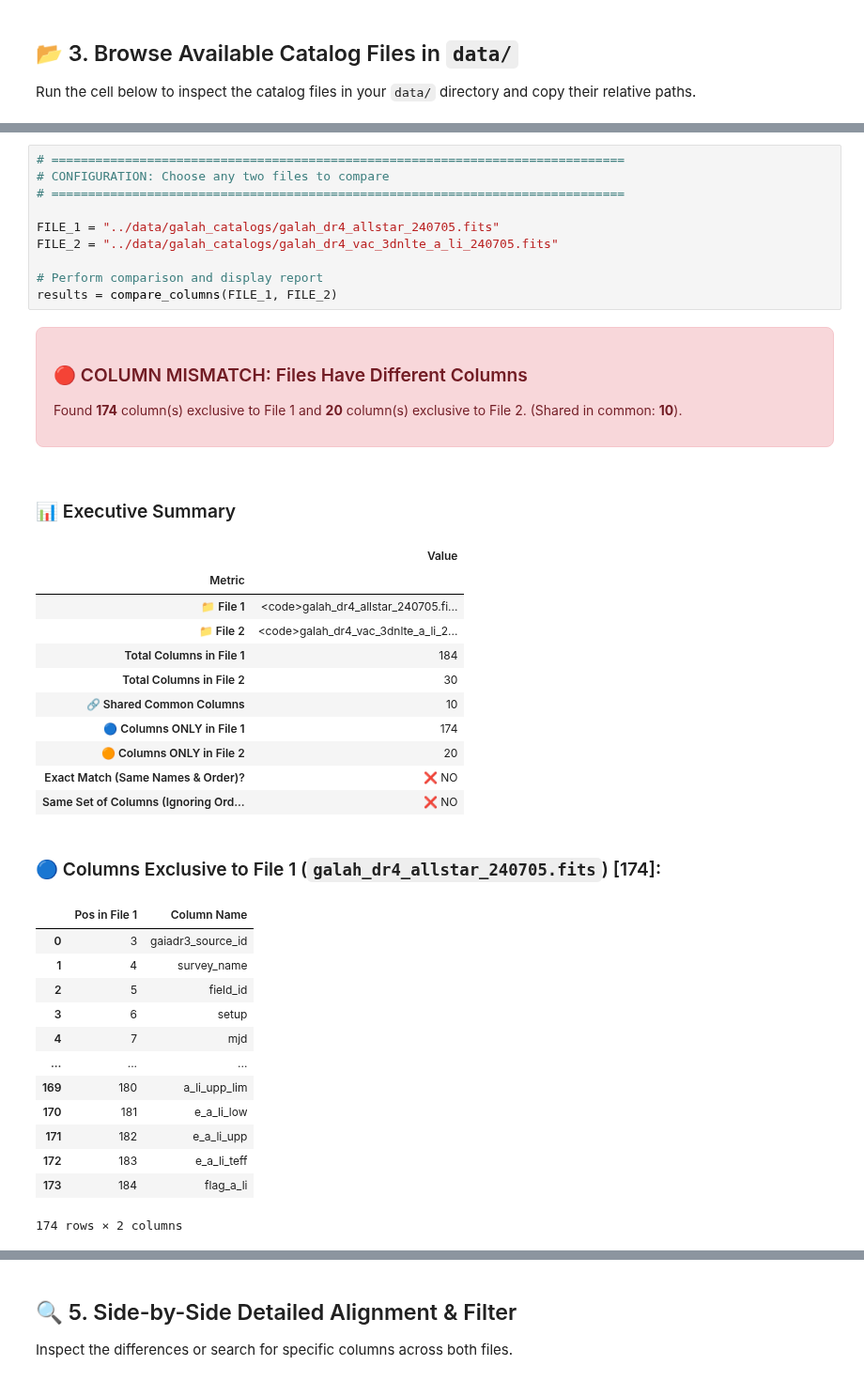
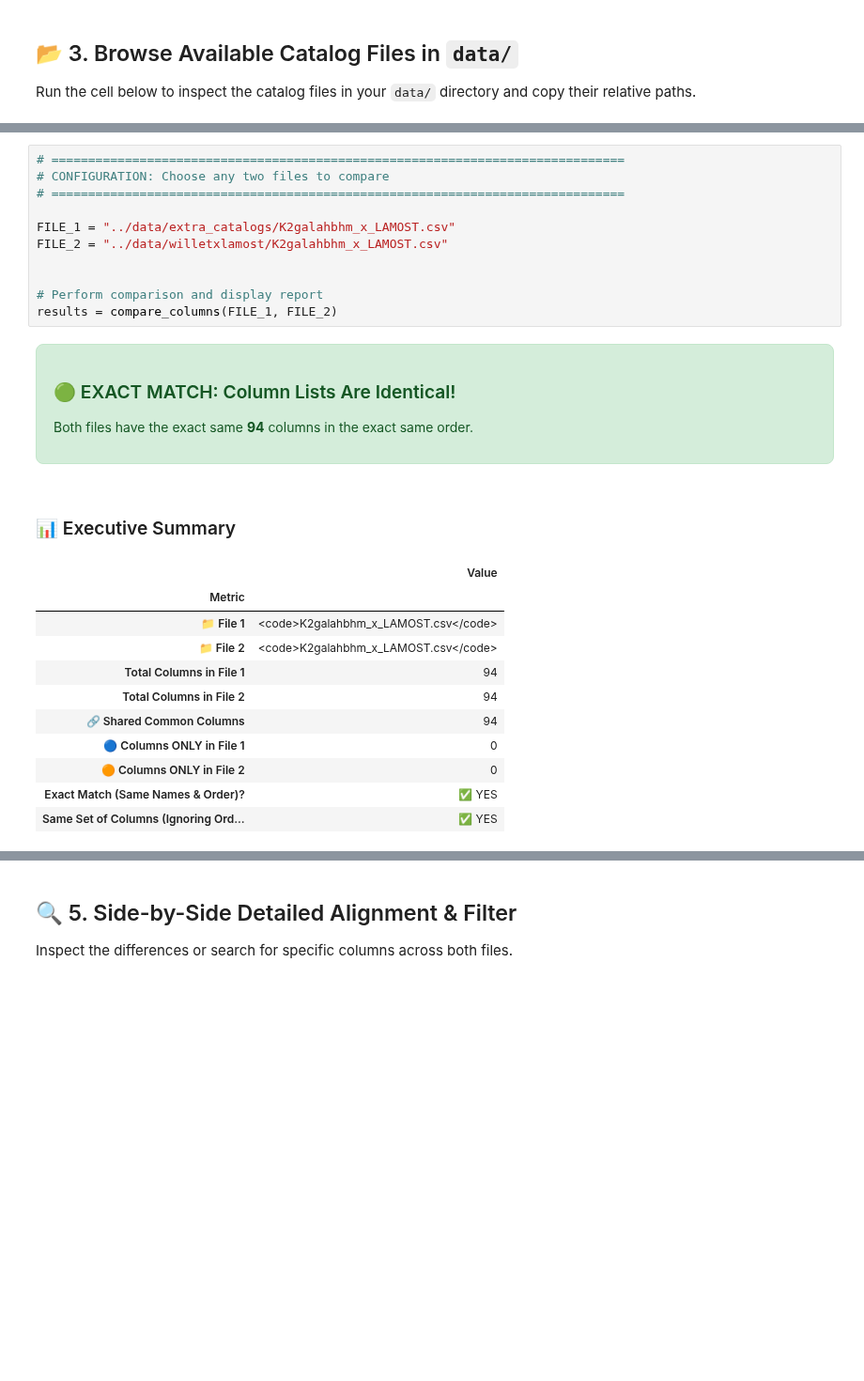
Before and after one commit to juanpabloidarraga/master_thesis, a Jupyter notebook: code/IA_code_tools/compare_columns.ipynb, the cells around one changed output, grey strips where cells are left out. Shown at 94% size. Saved outputs shown, nothing was run; the diff lists cells and outputs as text; blank space fills up the shorter version.

```diff
--- a/code/IA_code_tools/compare_columns.ipynb
+++ b/code/IA_code_tools/compare_columns.ipynb
@@ -462,39 +461,26 @@ Specify the two file paths you want to compare in the cell below and run it.
 # %%
 # ==============================================================================
 # CONFIGURATION: Choose any two files to compare
 # ==============================================================================
 
-FILE_1 = "../data/galah_catalogs/galah_dr4_allstar_240705.fits"
-FILE_2 = "../data/galah_catalogs/galah_dr4_vac_3dnlte_a_li_240705.fits"
+FILE_1 = "../data/extra_catalogs/K2galahbhm_x_LAMOST.csv"
+FILE_2 = "../data/willetxlamost/K2galahbhm_x_LAMOST.csv"
+
 
 # Perform comparison and display report
 results = compare_columns(FILE_1, FILE_2)
 # %% [output]
-🔴 COLUMN MISMATCH: Files Have Different Columns
-Found 174 column(s) exclusive to File 1 and 20 column(s) exclusive to File 2. (Shared in common: 10).
+🟢 EXACT MATCH: Column Lists Are Identical!
+Both files have the exact same 94 columns in the exact same order.
 📊 Executive Summary
 |  | Value |
 | Metric |  |
-| 📁 File 1 | <code>galah_dr4_allstar_240705.fi... |
-| 📁 File 2 | <code>galah_dr4_vac_3dnlte_a_li_2... |
-| Total Columns in File 1 | 184 |
-| Total Columns in File 2 | 30 |
-| 🔗 Shared Common Columns | 10 |
-| 🔵 Columns ONLY in File 1 | 174 |
-| 🟠 Columns ONLY in File 2 | 20 |
-| Exact Match (Same Names & Order)? | ❌ NO |
-| Same Set of Columns (Ignoring Ord... | ❌ NO |
+| 📁 File 1 | <code>K2galahbhm_x_LAMOST.csv</code> |
+| 📁 File 2 | <code>K2galahbhm_x_LAMOST.csv</code> |
+| Total Columns in File 1 | 94 |
+| Total Columns in File 2 | 94 |
+| 🔗 Shared Common Columns | 94 |
+| 🔵 Columns ONLY in File 1 | 0 |
+| 🟠 Columns ONLY in File 2 | 0 |
+| Exact Match (Same Names & Order)? | ✅ YES |
+| Same Set of Columns (Ignoring Ord... | ✅ YES |
-🔵 Columns Exclusive to File 1 (galah_dr4_allstar_240705.fits) [174]:
-|  | Pos in File 1 | Column Name |
-| 0 | 3 | gaiadr3_source_id |
-| 1 | 4 | survey_name |
-| 2 | 5 | field_id |
-| 3 | 6 | setup |
-| 4 | 7 | mjd |
-| ... | ... | ... |
-| 169 | 180 | a_li_upp_lim |
-| 170 | 181 | e_a_li_low |
-| 171 | 182 | e_a_li_upp |
-| 172 | 183 | e_a_li_teff |
-| 173 | 184 | flag_a_li |
-174 rows × 2 columns
```
Also changed, not shown: parts of 6 cells of this notebook, 5 other files.
